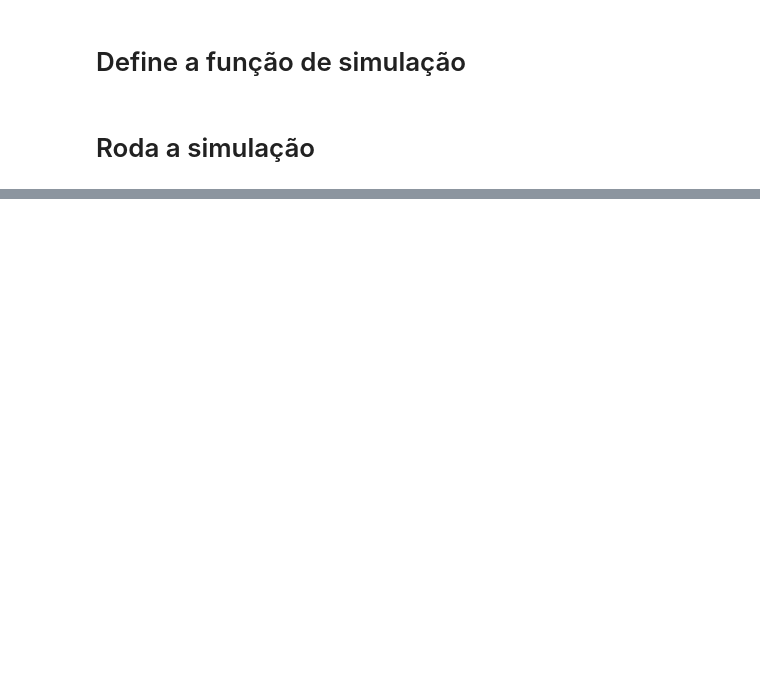
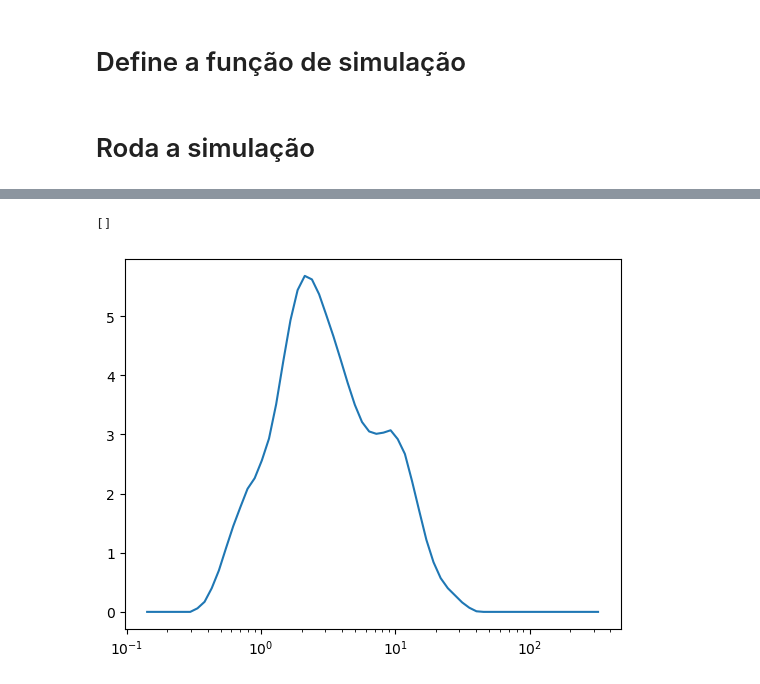
Before and after one commit to MuriloZucatelli/pyPB, a Jupyter notebook: cases/murilo/Teste_code.ipynb, the cells around one changed output, grey strips where cells are left out. Cells and saved outputs as stored; diff of their text form; code cells hidden in the pictures; blank space fills up the shorter version.

Commit message:
teste

```diff
--- a/cases/murilo/Teste_code.ipynb
+++ b/cases/murilo/Teste_code.ipynb
@@ -21,8 +29,8 @@ set_printoptions(precision=4)
 # %% [markdown]
 # Importa os testes
 # %%
-pasta = r"OneDrive/NEMOG Murilo/00 Circuito DTG/6. Compilado/LP_PB"
-experiments = Import_flow_DSD2(get_location(pasta), teste={88:{1,2}})
+pasta = r"Documents\\MEGA\\Mestrado\\00 Circuito DTG\\6. Compilado\\LP_PB"
+experiments = Import_flow_DSD2(get_location(pasta), teste={88: {1, 2}})
 # %%
 experiments.select_DTG(X=["E_ANM", "E_FlowLine"])
 experiments.select_DTG(X=["E_ANM"])
@@ -130,0 +197,8 @@ Name: 0, dtype: float64
+# %%
+a = experiments.get_DTG(teste=88, marco = 1, ID = 2)['d_med']
+b = experiments.get_DTG(teste=88, marco = 1, ID = 2)['freq_v']
+plt.plot(a,b)
+plt.semilogx()
+# %% [output]
+[]
+[figure, added]
```
Also changed, not shown: parts of 22 cells of this notebook, 11 other files.
